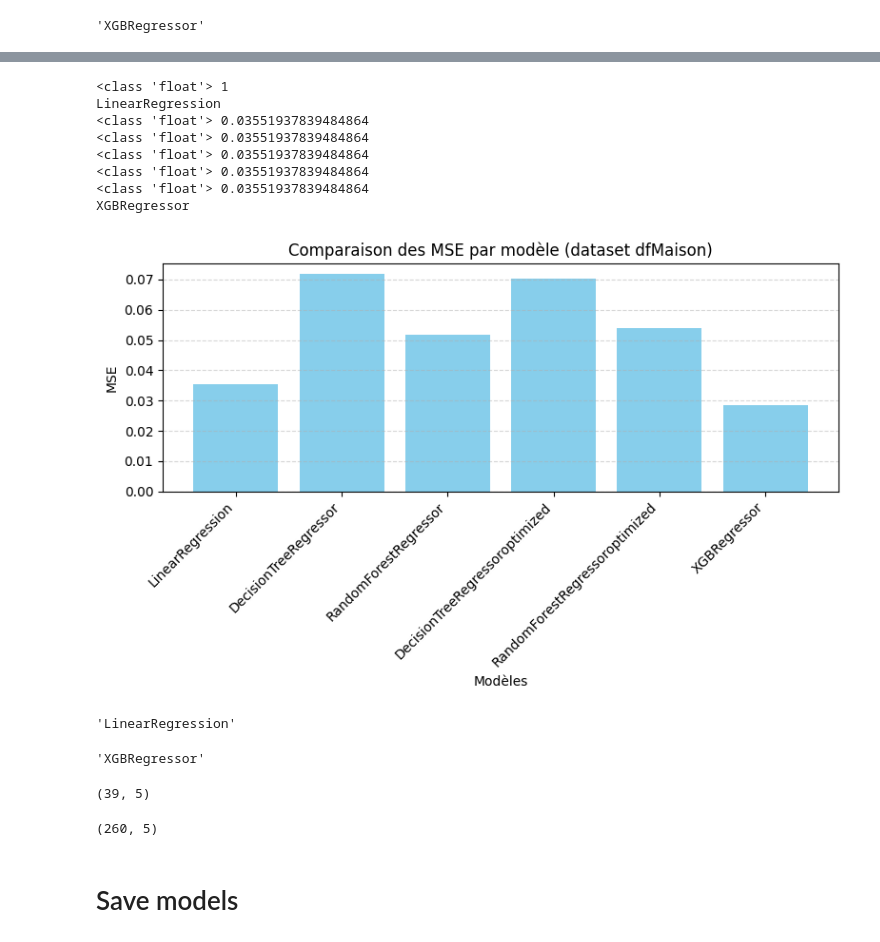
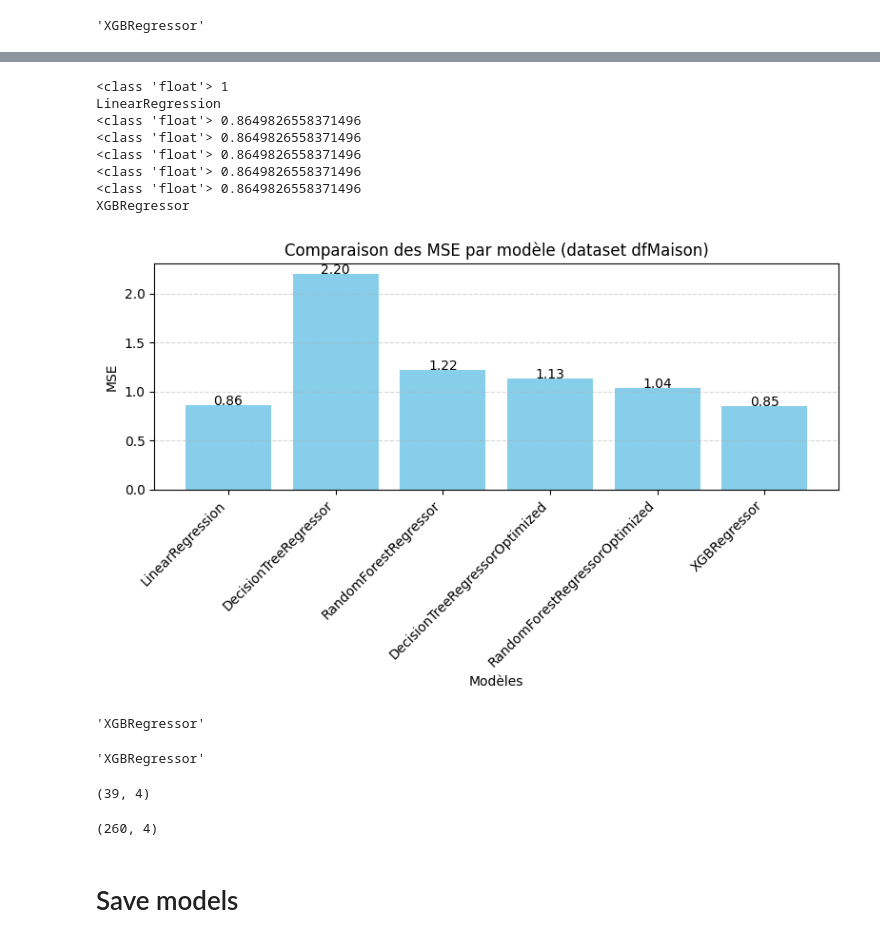
Before and after one commit to CSAADZIDI/Fast-api-ml-immo-project, a Jupyter notebook: notebooks/phase_1_lille.ipynb, the cells around one changed output, grey strips where cells are left out. Saved outputs shown, nothing was run; the diff lists cells and outputs as text; code cells hidden in the pictures.

```diff
--- a/notebooks/phase_1_lille.ipynb
+++ b/notebooks/phase_1_lille.ipynb
@@ -159,7 +148,7 @@ df_appart = df_lille_filtered[df_lille_filtered['Type local'] == 'Appartement']
 ## 4.
 # %%
 required_columns = ['Surface reelle bati', 'Nombre pieces principales',
-'Type local','Surface terrain','Nombre de lots','Valeur fonciere', 'prix_m2']
+'Type local','Surface terrain','Nombre de lots','prix_m2']
 # %%
 df_maison_ = df_maison[required_columns]
 # %%
@@ -488,7 +539,7 @@ mse = eval_model(ya_test_scaled, best_dt.predict(Xa_test_scaled))
 
 
 name_model = best_dt.__class__.__name__
-name_model += "optimized"
+name_model += "Optimized"
 models_metrics_appart[name_model] = (best_dt,mse)
 
 
@@ -507,7 +558,7 @@ best_rf = grid_rf.best_estimator_
 mse = eval_model(ya_test_scaled, best_rf.predict(Xa_test_scaled))
 
 name_model = best_rf.__class__.__name__
-name_model += "optimized"
+name_model += "Optimized"
 models_metrics_appart[name_model] = (best_rf,mse)
 # %%
 models_metrics_appart
@@ -536,7 +587,7 @@ mse = eval_model(ym_test_scaled, best_dt.predict(Xm_test_scaled))
 
 
 name_model = best_dt.__class__.__name__
-name_model += "optimized"
+name_model += "Optimized"
 models_metrics_maison[name_model] = (best_dt,mse)
 
 
@@ -555,7 +606,7 @@ best_rf = grid_rf.best_estimator_
 mse = eval_model(ym_test_scaled, best_rf.predict(Xm_test_scaled))
 
 name_model = best_rf.__class__.__name__
-name_model += "optimized"
+name_model += "Optimized"
 models_metrics_maison[name_model] = (best_rf,mse)
 # %%
 models_metrics_maison
@@ -783,13 +826,25 @@ for key in models_metrics_appart.keys():
 labels = list(models_metrics_appart.keys())
 x = range(len(labels))  # positions numériques
 
-plt.figure(figsize=(8, 5))
-plt.bar(x, mse_list, color='skyblue')
+plt.figure(figsize=(10, 10))
+bars = plt.bar(x, mse_list, color='skyblue')
+
 plt.title("Comparaison des MSE par modèle (dataset dfAppart)")
+
+
 plt.ylabel("MSE")
 plt.xlabel("Modèles")
+
 plt.xticks(x, labels, rotation=45, ha='right')
 plt.grid(axis='y', linestyle='--', alpha=0.5)
+for bar in bars:
+    height = bar.get_height()
+    plt.text(
+        bar.get_x() + bar.get_width() / 2,  # X position (center of bar)
+        height ,                        # Y position (just above bar)
+        f'{height:.2f}',                     # Format to 2 decimal places
+        ha='center'
+    )
 plt.tight_layout()
 plt.show()
 # %% [output]
@@ -816,32 +875,40 @@ for key in models_metrics_maison.keys():
 # %% [output]
 <class 'float'> 1
 LinearRegression
-<class 'float'> 0.03551937839484864
-<class 'float'> 0.03551937839484864
-<class 'float'> 0.03551937839484864
-<class 'float'> 0.03551937839484864
-<class 'float'> 0.03551937839484864
+<class 'float'> 0.8649826558371496
+<class 'float'> 0.8649826558371496
+<class 'float'> 0.8649826558371496
+<class 'float'> 0.8649826558371496
+<class 'float'> 0.8649826558371496
 XGBRegressor
 # %%
 
 labels = list(models_metrics_maison.keys())
 x = range(len(labels))  # positions numériques
 
 plt.figure(figsize=(8, 5))
-plt.bar(x, mse_list, color='skyblue')
+bars = plt.bar(x, mse_list, color='skyblue')
 plt.title("Comparaison des MSE par modèle (dataset dfMaison)")
+for bar in bars:
+    height = bar.get_height()
+    plt.text(
+        bar.get_x() + bar.get_width() / 2,  # X position (center of bar)
+        height ,                        # Y position (just above bar)
+        f'{height:.2f}',                     # Format to 2 decimal places
+        ha='center'
+    )
 plt.ylabel("MSE")
 plt.xlabel("Modèles")
 plt.xticks(x, labels, rotation=45, ha='right')
 plt.grid(axis='y', linestyle='--', alpha=0.5)
 plt.tight_layout()
 plt.show()
 # %% [output]
-[figure, old version]
+[figure, new version]
 # %%
 best_model_a
 # %% [output]
-'LinearRegression'
+'XGBRegressor'
 # %%
 
 best_model_m
@@ -850,11 +917,11 @@ best_model_m
 # %%
 Xa_train_scaled.shape
 # %% [output]
-(39, 5)
+(39, 4)
 # %%
 Xm_train_scaled.shape
 # %% [output]
-(260, 5)
+(260, 4)
 # %% [markdown]
 # Save models
 # %%
```
Also changed, not shown: parts of 45 cells of this notebook, 19 other files.
